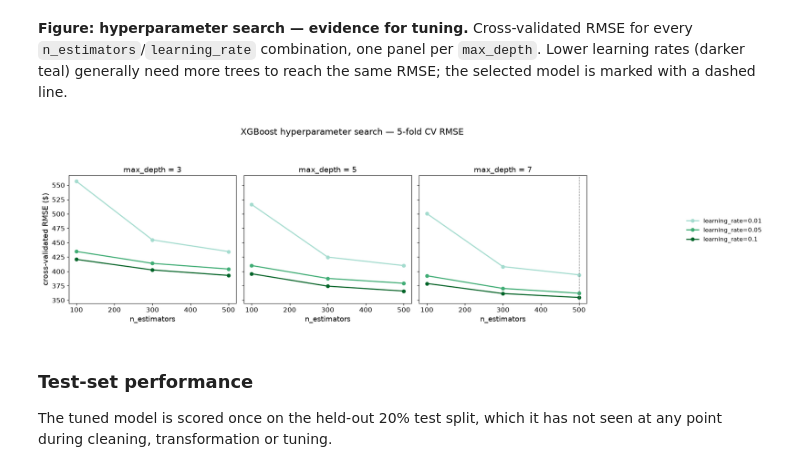
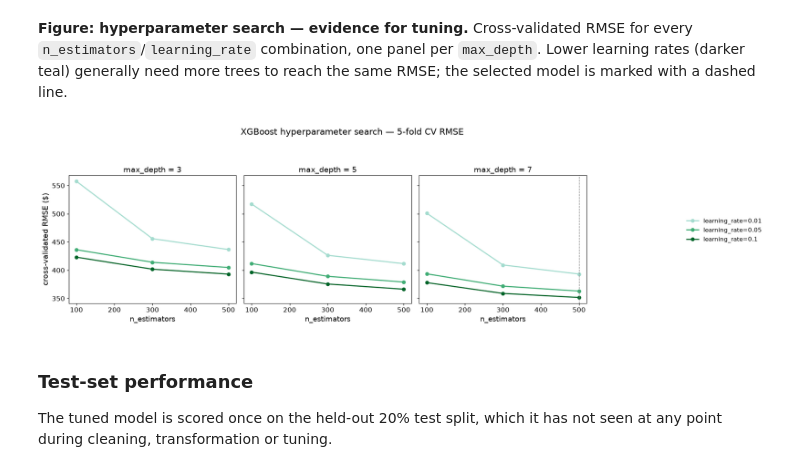
Before and after one commit to jason1ng/apartment_rental_price_prediction, a Jupyter notebook: notebooks/03_modelling.ipynb, the cells around one changed output. Drawn from its saved outputs; the diff is of its cells as text; code cells hidden in the pictures.

Commit message:
fix: training xgboost

```diff
--- a/notebooks/03_modelling.ipynb
+++ b/notebooks/03_modelling.ipynb
@@ -366,7 +366,9 @@ from src.modelling import train_xgboost
 # Trees are scale-invariant, so this section reuses the unscaled preprocessor
 # (scale_numeric=False), same as Random Forest.
 xgb_preprocessor = build_preprocessor(numeric, categorical, city, scale_numeric=False)
-X_train_xgb = xgb_preprocessor.fit_transform(X_train_transformed)
+# TargetEncoder (used for cityname) is supervised, so fit_transform needs y_train -
+# same reason Shared Setup passes y_train to preprocessor.fit_transform().
+X_train_xgb = xgb_preprocessor.fit_transform(X_train_transformed, y_train)
 
 # train_xgboost tunes n_estimators/max_depth/learning_rate by 5-fold CV and
 # trains on the GPU (device="cuda") - see src/modelling.py for why n_jobs=1
@@ -394,39 +403,39 @@ lr_values = [0.01, 0.05, 0.1]
 teals = plt.cm.BuGn(np.linspace(0.35, 0.90, len(lr_values)))
 lr_labels = {0.01: "learning_rate=0.01", 0.05: "learning_rate=0.05", 0.1: "learning_rate=0.1"}
 
 handles, labels = [], []
 for lr, color in zip(lr_values, teals):
     for depth, ax in zip(depth_values, axes):
-        mask = (np.array(results["param_regressor__learning_rate"]) == lr) & \
-               (np.array(results["param_regressor__max_depth"]) == depth)
-        n_est = np.array(results["param_regressor__n_estimators"])[mask]
+        mask = (np.array(results["param_learning_rate"]) == lr) & \
+               (np.array(results["param_max_depth"]) == depth)
+        n_est = np.array(results["param_n_estimators"])[mask]
         rmse  = -np.array(results["mean_test_score"])[mask]
         order = np.argsort(n_est)
         line, = ax.plot(n_est[order], rmse[order], marker="o",
                        color=color, linewidth=2)
         if depth == depth_values[0]:
             handles.append(line)
             labels.append(lr_labels[lr])
     axes[0].set_ylabel("cross-validated RMSE ($)", fontsize=14)
 
 for depth, ax in zip(depth_values, axes):
     ax.set_title(f"max_depth = {depth}", fontsize=14)
     ax.set_xlabel("n_estimators", fontsize=13)
     ax.tick_params(axis="both", labelsize=12)
 
 # Mark the best model
-best_depth_idx = depth_values.index(xgb_grid.best_params_["regressor__max_depth"])
-best_n = xgb_grid.best_params_["regressor__n_estimators"]
+best_depth_idx = depth_values.index(xgb_grid.best_params_["max_depth"])
+best_n = xgb_grid.best_params_["n_estimators"]
 axes[best_depth_idx].axvline(best_n, color="grey", linestyle="--", linewidth=1)
 
 fig.suptitle("XGBoost hyperparameter search — 5-fold CV RMSE", fontsize=16, y=1.02)
 fig.legend(handles, labels, loc="center left", bbox_to_anchor=(1.02, 0.5),
            fontsize=11, frameon=False)
 fig.tight_layout(rect=[0, 0, 0.88, 0.93])
 fig.savefig("../outputs/figures/xgb_hyperparameter_search.png", dpi=200, bbox_inches="tight")
 plt.show()
 # %% [output]
-[figure, old version]
+[figure, new version]
 # %% [markdown]
 ### Test-set performance
 
```
Also changed, not shown: parts of 6 cells of this notebook, 5 other files.
